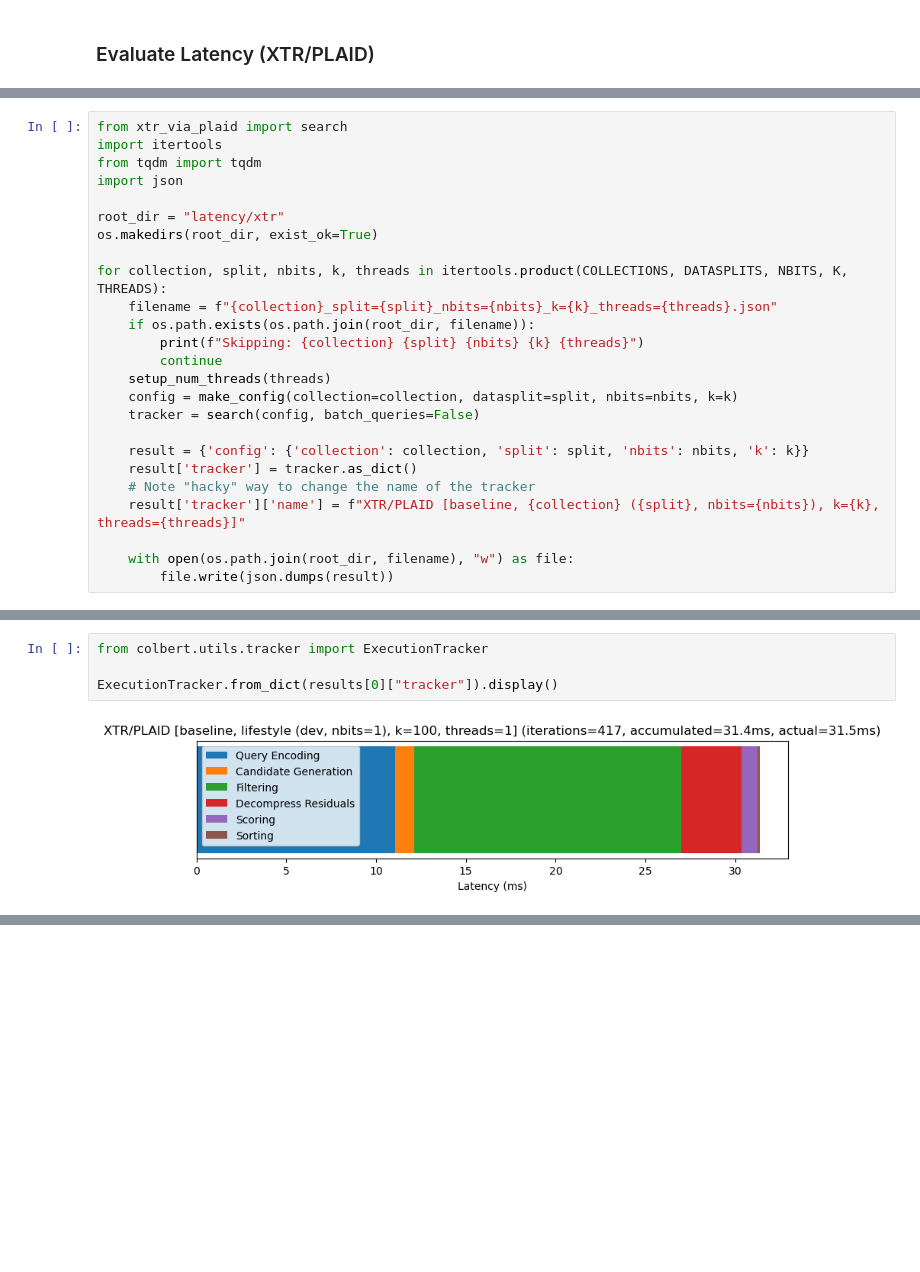
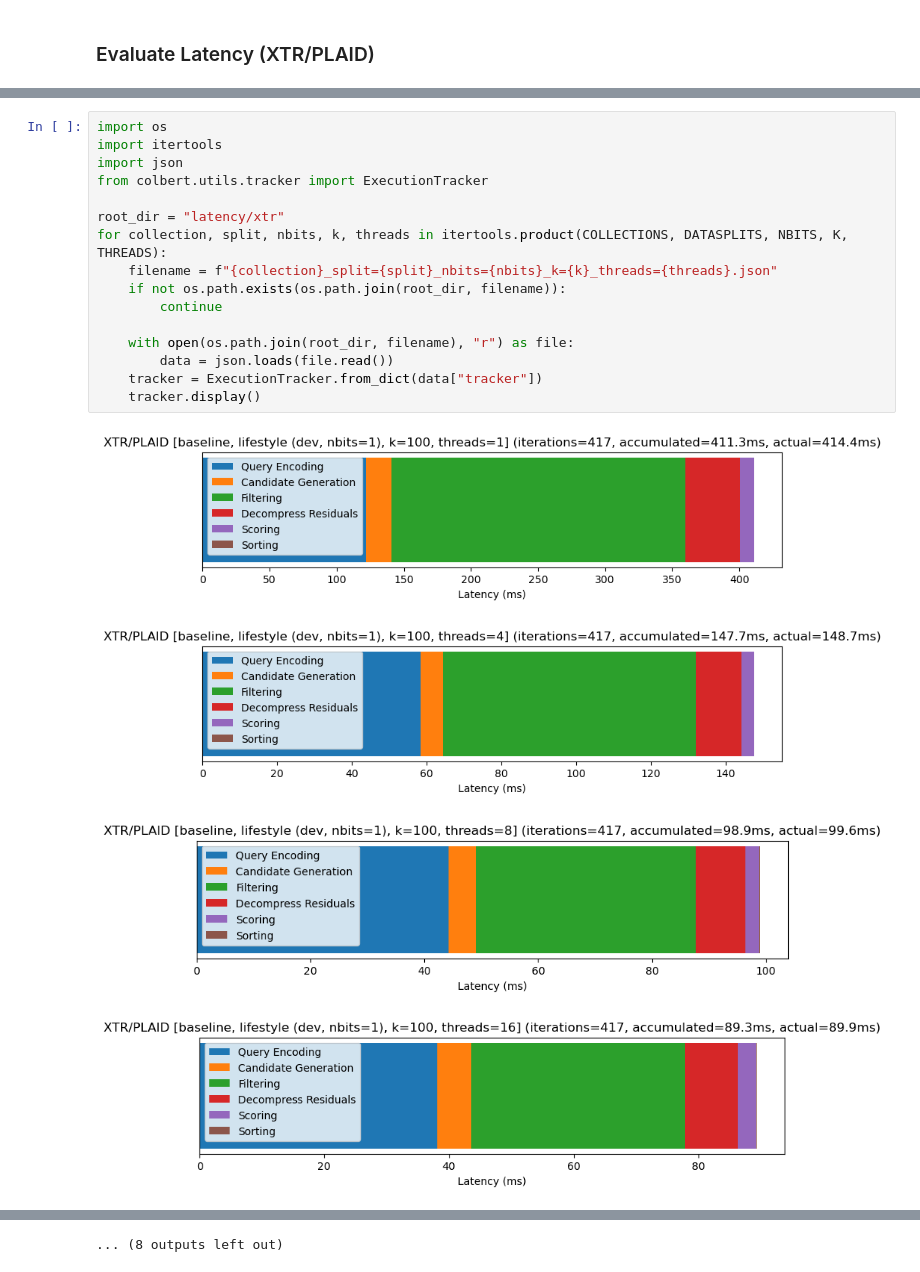
Before and after one commit to jlscheerer/xtr-warp, a Jupyter notebook: xtr_via_plaid.evaluation.ipynb, the cells around one changed output, grey strips where cells are left out. Saved outputs shown, nothing was run; the diff lists cells and outputs as text; blank space fills up the shorter version.

```diff
--- a/xtr_via_plaid.evaluation.ipynb
+++ b/xtr_via_plaid.evaluation.ipynb
@@ -102,25 +75,0 @@ ColBERT.try_load_torch_extensions(use_gpu=False)
-# %%
-from xtr_via_plaid import search
-import itertools
-from tqdm import tqdm
-import json
-
-root_dir = "latency/xtr"
-os.makedirs(root_dir, exist_ok=True)
-
-for collection, split, nbits, k, threads in itertools.product(COLLECTIONS, DATASPLITS, NBITS, K, THREADS):
-    filename = f"{collection}_split={split}_nbits={nbits}_k={k}_threads={threads}.json"
-    if os.path.exists(os.path.join(root_dir, filename)):
-        print(f"Skipping: {collection} {split} {nbits} {k} {threads}")
-        continue
-    setup_num_threads(threads)
-    config = make_config(collection=collection, datasplit=split, nbits=nbits, k=k)
-    tracker = search(config, batch_queries=False)
-
-    result = {'config': {'collection': collection, 'split': split, 'nbits': nbits, 'k': k}}
-    result['tracker'] = tracker.as_dict()
-    # Note "hacky" way to change the name of the tracker
-    result['tracker']['name'] = f"XTR/PLAID [baseline, {collection} ({split}, nbits={nbits}), k={k}, threads={threads}]"
-
-    with open(os.path.join(root_dir, filename), "w") as file:
-        file.write(json.dumps(result))
@@ -161,6 +76,21 @@ for collection, split, nbits, k, threads in itertools.product(COLLECTIONS, DATAS
-# %%
-from colbert.utils.tracker import ExecutionTracker
-
-ExecutionTracker.from_dict(results[0]["tracker"]).display()
-# %% [output]
-[figure, removed]
+# %%
+import os
+import itertools
+import json
+from colbert.utils.tracker import ExecutionTracker
+
+root_dir = "latency/xtr"
+for collection, split, nbits, k, threads in itertools.product(COLLECTIONS, DATASPLITS, NBITS, K, THREADS):
+    filename = f"{collection}_split={split}_nbits={nbits}_k={k}_threads={threads}.json"
+    if not os.path.exists(os.path.join(root_dir, filename)):
+        continue
+
+    with open(os.path.join(root_dir, filename), "r") as file:
+        data = json.loads(file.read())
+    tracker = ExecutionTracker.from_dict(data["tracker"])
+    tracker.display()
+# %% [output]
+[figure, added]
+[figure, added]
+[figure, added]
+[figure, added]
@@ -166,0 +105 @@ ExecutionTracker.from_dict(results[0]["tracker"]).display()
+... (8 outputs left out)
```
Also changed, not shown: parts of 6 cells of this notebook, 2 other files.
